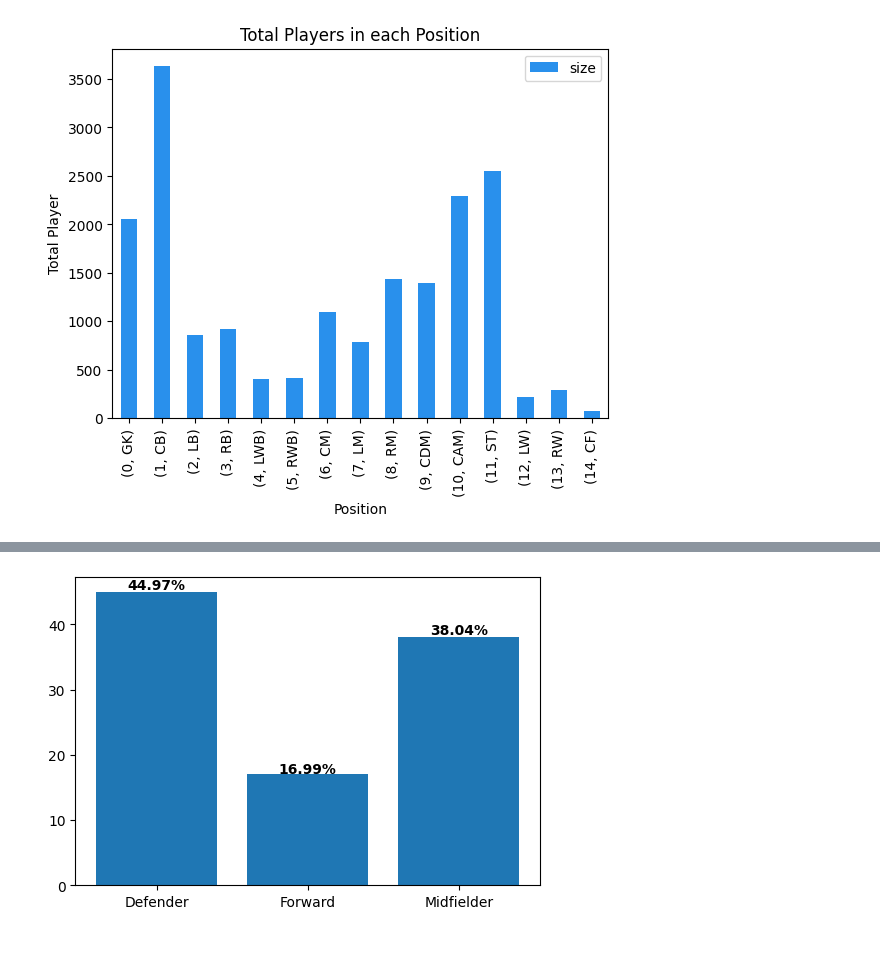
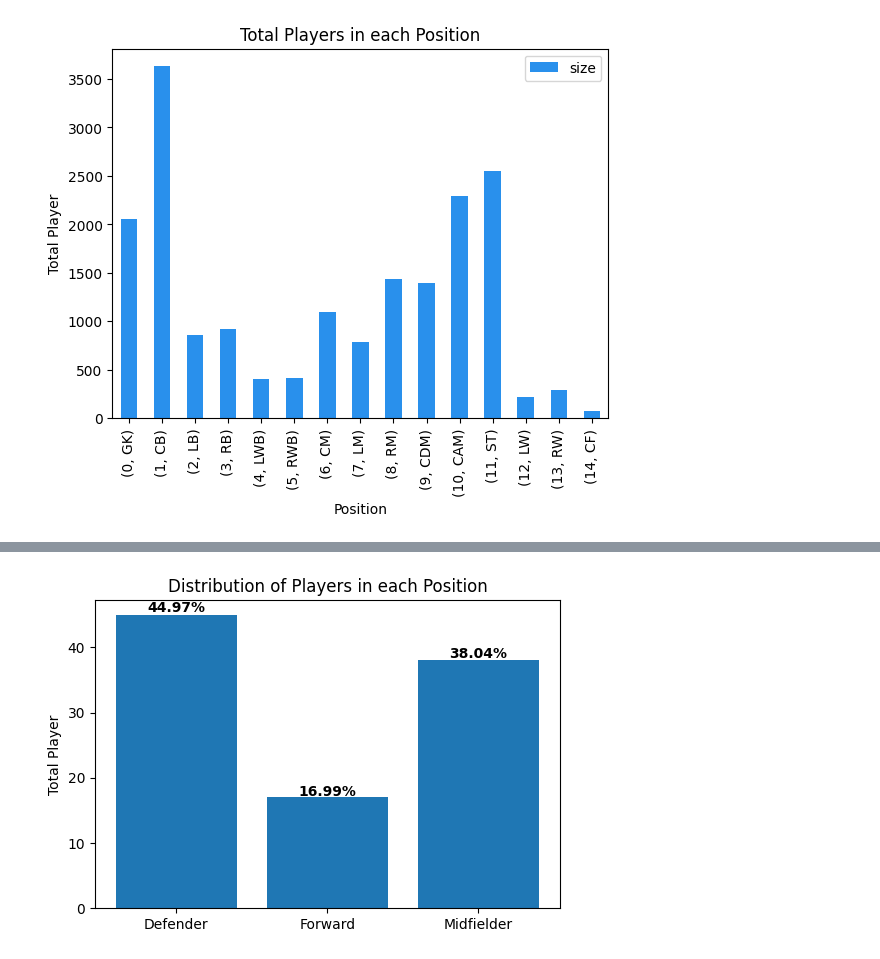
Before and after one commit to bradleyiversen21/ITEC4700_FinalProject, a Jupyter notebook: Project_Notebook.ipynb, the cells around one changed output, grey strips where cells are left out. Drawn from its saved outputs; the diff is of its cells as text; code cells hidden in the pictures.

Commit message:
Visualizations Updated 2/2

```diff
--- a/Project_Notebook.ipynb
+++ b/Project_Notebook.ipynb
@@ -179,0 +197,16 @@ sorted_df.head()
+# %%
+stats_cols=['pace_total', 'shooting_total', 'passing_total',
+       'dribbling_total', 'defending_total', 'physicality_total', 'crossing',
+       'finishing', 'heading_accuracy', 'short_passing', 'volleys',
+       'dribbling', 'curve', 'freekick_accuracy', 'longpassing', 'ballcontrol',
+       'acceleration', 'sprint_speed', 'agility', 'reactions', 'balance',
+       'shot_power', 'jumping', 'stamina', 'strength', 'long_shots',
+       'aggression', 'interceptions', 'positioning', 'vision', 'penalties',
+       'composure', 'marking', 'standing_tackle', 'sliding_tackle',
+       'goalkeeper_diving', 'goalkeeper_handling', '_goalkeeperkicking',
+       'goalkeeper_positioning', 'goalkeeper_reflexes']
+print('BEST IN DIFFERENT ASPECTS (Player Name, Overall):')
+print('_________________________________________________\n')
+
+for x in stats_cols:
+    print('Best {0} : {1}, {2}'.format(x, df.loc[df[x].idxmax()][0], df.loc[df[x].idxmax()][1]))
@@ -240,31 +286,34 @@ position_count_df.sort_values(by = 'position', ascending = False).reset_index()
 
 # compute percentage of each format
 percentage = []
 
 for i in range(position_count_df.shape[0]):
     pct = (position_count_df.iloc[i]['size'] / total_players) * 100
     percentage.append(round(pct, 2))
 
 position_count_df['Percentage'] = percentage
 
 
 # depict illustration
 plt.figure(figsize=(6, 4))
 colors_list = ['Red','Orange', 'Blue', 'Purple']
 graph = plt.bar(['Defender', 'Forward', 'Midfielder'], position_count_df['Percentage'])
 
 
 i = 0
 for p in graph:
     width = p.get_width()
     height = p.get_height()
     x, y = p.get_xy()
     plt.text(x+width/2,
              y+height*1.01,
              str(position_count_df.iloc[i]['Percentage'])+'%',
              ha='center',
              weight='bold')
     i+=1
+
+plt.title('Distribution of Players in each Position')
+plt.ylabel('Total Player')
 plt.show()
 # %% [output]
-[figure, old version]
+[figure, new version]
```
Also changed, not shown: parts of 11 cells of this notebook.
